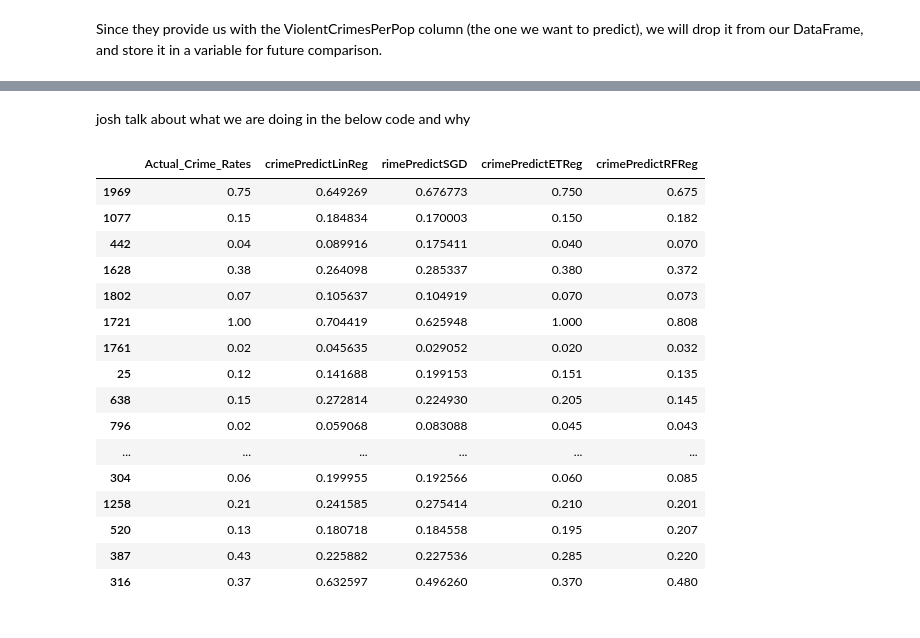
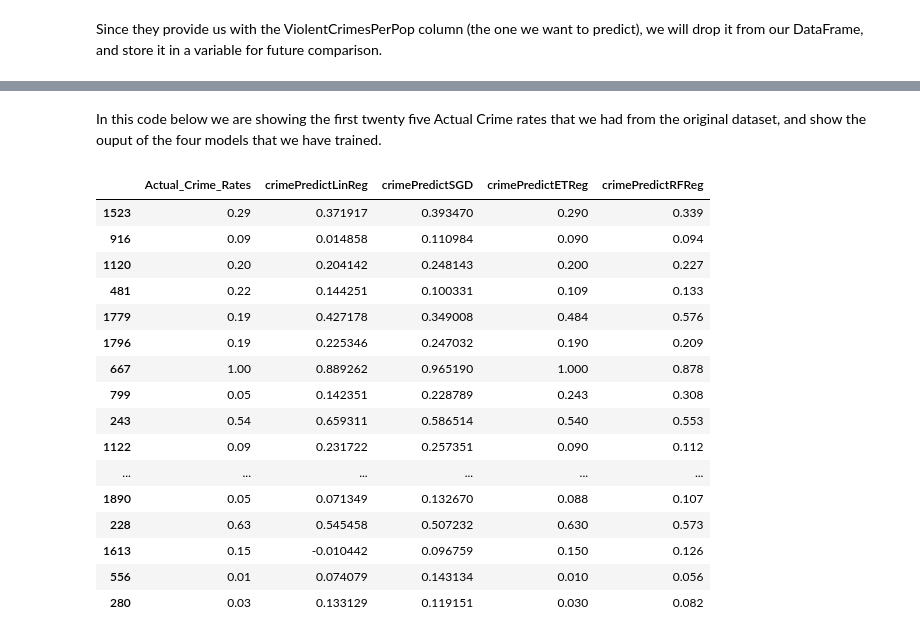
Before and after one commit to ddeychak/ddeychak.github.io, a Jupyter notebook: FinalTutorial - Gold Master.ipynb, the cells around one changed output, grey strips where cells are left out. Cells and saved outputs as stored; diff of their text form; code cells hidden in the pictures.

```diff
--- a/FinalTutorial - Gold Master.ipynb
+++ b/FinalTutorial - Gold Master.ipynb
@@ -289,7 +289,7 @@ _datacrimePredictLinReg = reg.predict(data_df)
 
 data['crimePredictRFReg'] = _datacrimePredictRFReg
 data['crimePredictETReg'] = _datacrimePredictETReg
-data['rimePredictSGD'] = _datacrimePredictSGD
+data['crimePredictSGD'] = _datacrimePredictSGD
 data['crimePredictLinReg'] = _datacrimePredictLinReg
 data['ViolentCrimesPerPop'] = violentCrimesSave
 # %% [markdown]
@@ -372,28 +372,28 @@ ICD.display(rfDF)
-# %% [markdown]
-josh talk about what we are doing in the below code and why
+# %% [markdown]
+In this code below we are showing the first twenty five Actual Crime rates that we had from the original dataset, and show the ouput of the four models that we have trained.
 # %%
 #Create dataframe for comparing true violent crimes per pop vs our predictions
 compDF = data.sample(25) #pick 25 random rows out of the 1994 we have
-compDFCols = ['crimePredictRFReg', 'crimePredictETReg', 'rimePredictSGD', 'crimePredictLinReg','ViolentCrimesPerPop']
+compDFCols = ['crimePredictRFReg', 'crimePredictETReg', 'crimePredictSGD', 'crimePredictLinReg','ViolentCrimesPerPop']
 compDFCols = compDFCols[::-1]
 compDF = compDF[compDFCols].copy()
 compDF = compDF.rename(columns = {'ViolentCrimesPerPop':'Actual_Crime_Rates'})
 compDF
 # %% [output]
-|  | Actual_Crime_Rates | crimePredictLinReg | rimePredictSGD | crimePredictETReg | crimePredictRFReg |
-| 1969 | 0.75 | 0.649269 | 0.676773 | 0.750 | 0.675 |
-| 1077 | 0.15 | 0.184834 | 0.170003 | 0.150 | 0.182 |
-| 442 | 0.04 | 0.089916 | 0.175411 | 0.040 | 0.070 |
-| 1628 | 0.38 | 0.264098 | 0.285337 | 0.380 | 0.372 |
-| 1802 | 0.07 | 0.105637 | 0.104919 | 0.070 | 0.073 |
-| 1721 | 1.00 | 0.704419 | 0.625948 | 1.000 | 0.808 |
-| 1761 | 0.02 | 0.045635 | 0.029052 | 0.020 | 0.032 |
-| 25 | 0.12 | 0.141688 | 0.199153 | 0.151 | 0.135 |
-| 638 | 0.15 | 0.272814 | 0.224930 | 0.205 | 0.145 |
-| 796 | 0.02 | 0.059068 | 0.083088 | 0.045 | 0.043 |
+|  | Actual_Crime_Rates | crimePredictLinReg | crimePredictSGD | crimePredictETReg | crimePredictRFReg |
+| 1523 | 0.29 | 0.371917 | 0.393470 | 0.290 | 0.339 |
+| 916 | 0.09 | 0.014858 | 0.110984 | 0.090 | 0.094 |
+| 1120 | 0.20 | 0.204142 | 0.248143 | 0.200 | 0.227 |
+| 481 | 0.22 | 0.144251 | 0.100331 | 0.109 | 0.133 |
+| 1779 | 0.19 | 0.427178 | 0.349008 | 0.484 | 0.576 |
+| 1796 | 0.19 | 0.225346 | 0.247032 | 0.190 | 0.209 |
+| 667 | 1.00 | 0.889262 | 0.965190 | 1.000 | 0.878 |
+| 799 | 0.05 | 0.142351 | 0.228789 | 0.243 | 0.308 |
+| 243 | 0.54 | 0.659311 | 0.586514 | 0.540 | 0.553 |
+| 1122 | 0.09 | 0.231722 | 0.257351 | 0.090 | 0.112 |
 | ... | ... | ... | ... | ... | ... |
-| 304 | 0.06 | 0.199955 | 0.192566 | 0.060 | 0.085 |
-| 1258 | 0.21 | 0.241585 | 0.275414 | 0.210 | 0.201 |
-| 520 | 0.13 | 0.180718 | 0.184558 | 0.195 | 0.207 |
-| 387 | 0.43 | 0.225882 | 0.227536 | 0.285 | 0.220 |
-| 316 | 0.37 | 0.632597 | 0.496260 | 0.370 | 0.480 |
+| 1890 | 0.05 | 0.071349 | 0.132670 | 0.088 | 0.107 |
+| 228 | 0.63 | 0.545458 | 0.507232 | 0.630 | 0.573 |
+| 1613 | 0.15 | -0.010442 | 0.096759 | 0.150 | 0.126 |
+| 556 | 0.01 | 0.074079 | 0.143134 | 0.010 | 0.056 |
+| 280 | 0.03 | 0.133129 | 0.119151 | 0.030 | 0.082 |
```
Also changed, not shown: parts of 17 cells of this notebook.
